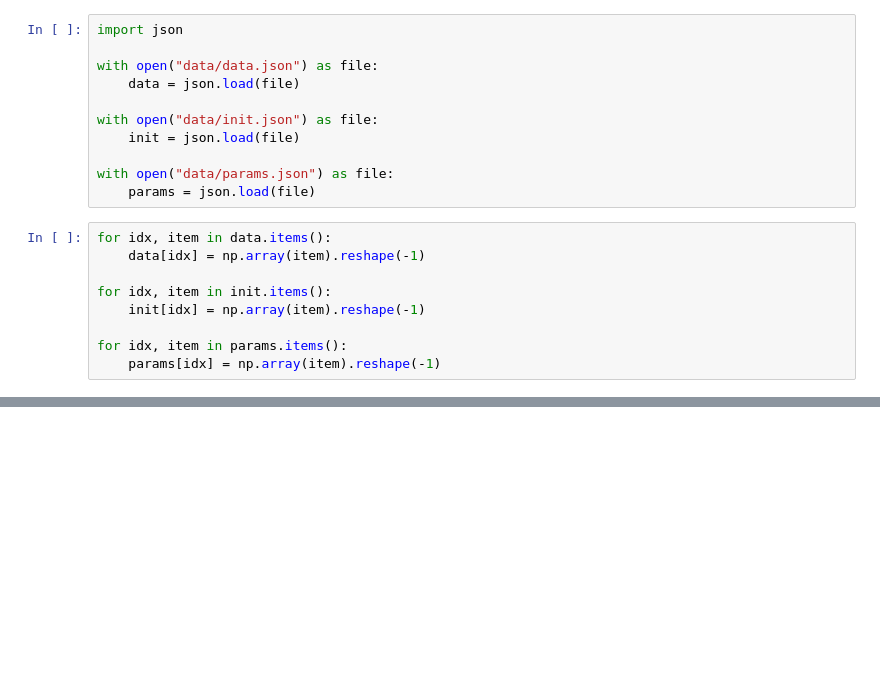
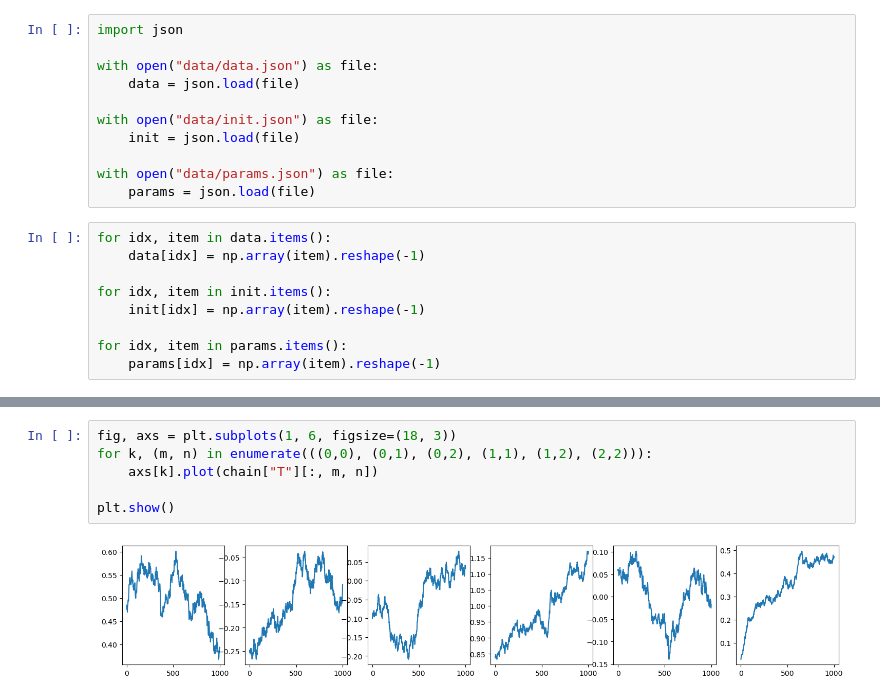
Before and after one commit to meh-source/schools-project, a Jupyter notebook: main.ipynb, the cells around one changed output, grey strips where cells are left out. Saved outputs shown, nothing was run; the diff lists cells and outputs as text; blank space fills up the shorter version.

```diff
--- a/main.ipynb
+++ b/main.ipynb
@@ -265,0 +299,8 @@ array([[0.01      ],
+# %%
+fig, axs = plt.subplots(1, 6, figsize=(18, 3))
+for k, (m, n) in enumerate(((0,0), (0,1), (0,2), (1,1), (1,2), (2,2))):
+    axs[k].plot(chain["T"][:, m, n])
+
+plt.show()
+# %% [output]
+[figure, added]
```
Also changed, not shown: parts of 12 cells of this notebook.
